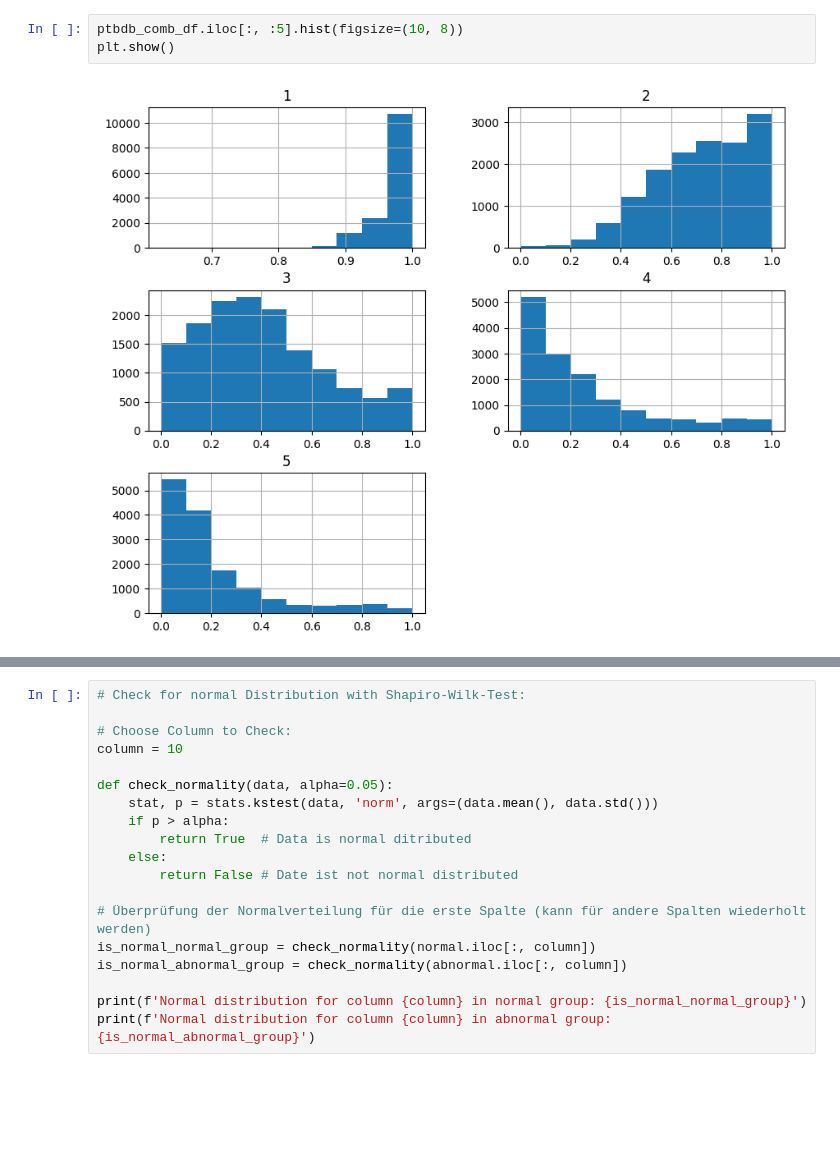
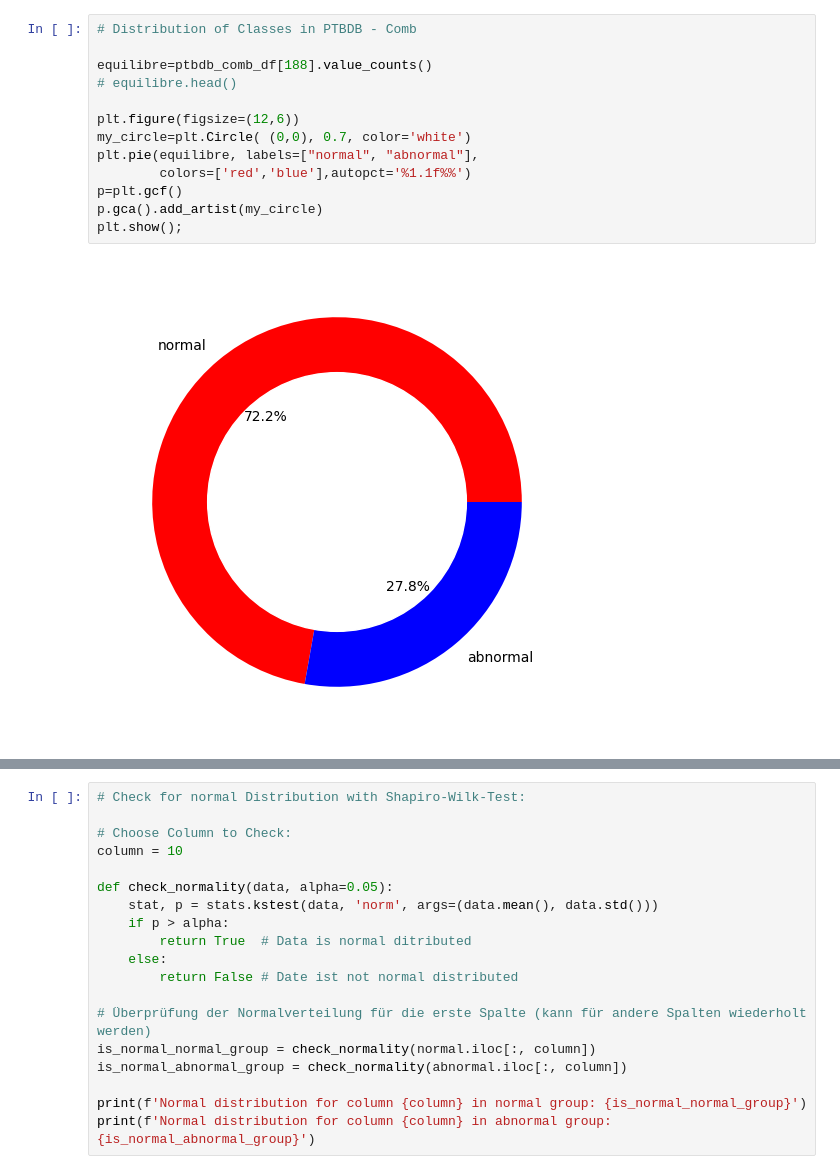
Before and after one commit to tubetraveller/heartbeat_dst, a Jupyter notebook: ptbdb_exploration_notebook.ipynb, the cells around one changed output, grey strips where cells are left out. Drawn from its saved outputs; the diff is of its cells as text; blank space fills up the shorter version.

```diff
--- a/ptbdb_exploration_notebook.ipynb
+++ b/ptbdb_exploration_notebook.ipynb
@@ -128,5 +148,15 @@ plt.show();
-# %%
-ptbdb_comb_df.iloc[:, :5].hist(figsize=(10, 8))
-plt.show()
-# %% [output]
-[figure, removed]
+# %%
+# Distribution of Classes in PTBDB - Comb
+
+equilibre=ptbdb_comb_df[188].value_counts()
+# equilibre.head()
+
+plt.figure(figsize=(12,6))
+my_circle=plt.Circle( (0,0), 0.7, color='white')
+plt.pie(equilibre, labels=["normal", "abnormal"],
+        colors=['red','blue'],autopct='%1.1f%%')
+p=plt.gcf()
+p.gca().add_artist(my_circle)
+plt.show();
+# %% [output]
+[figure, added]
```
Also changed, not shown: parts of 18 cells of this notebook, 2 other files.
